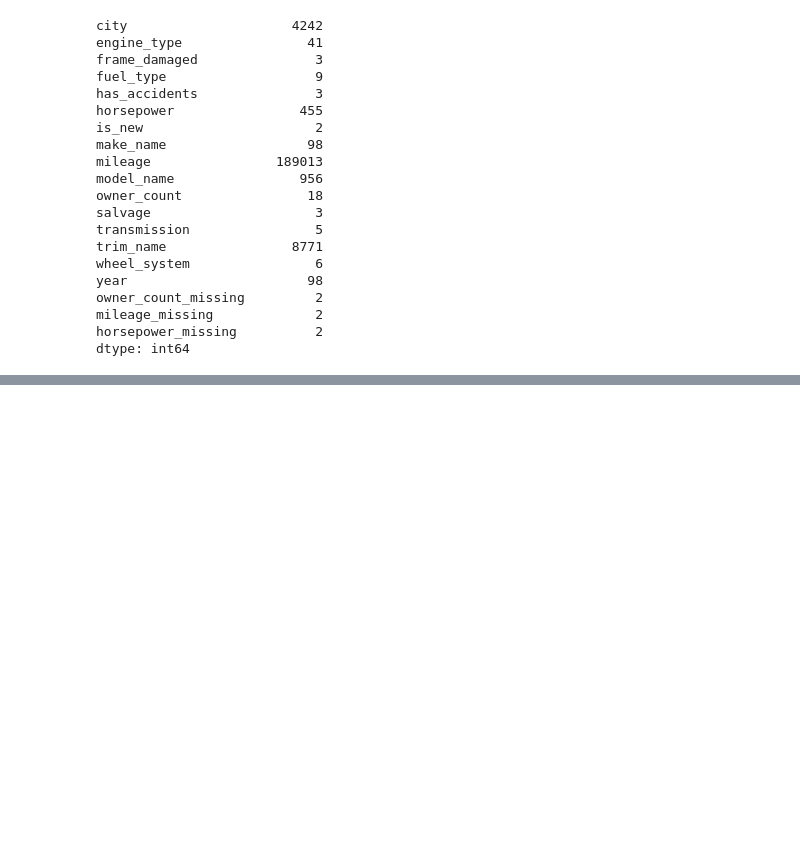
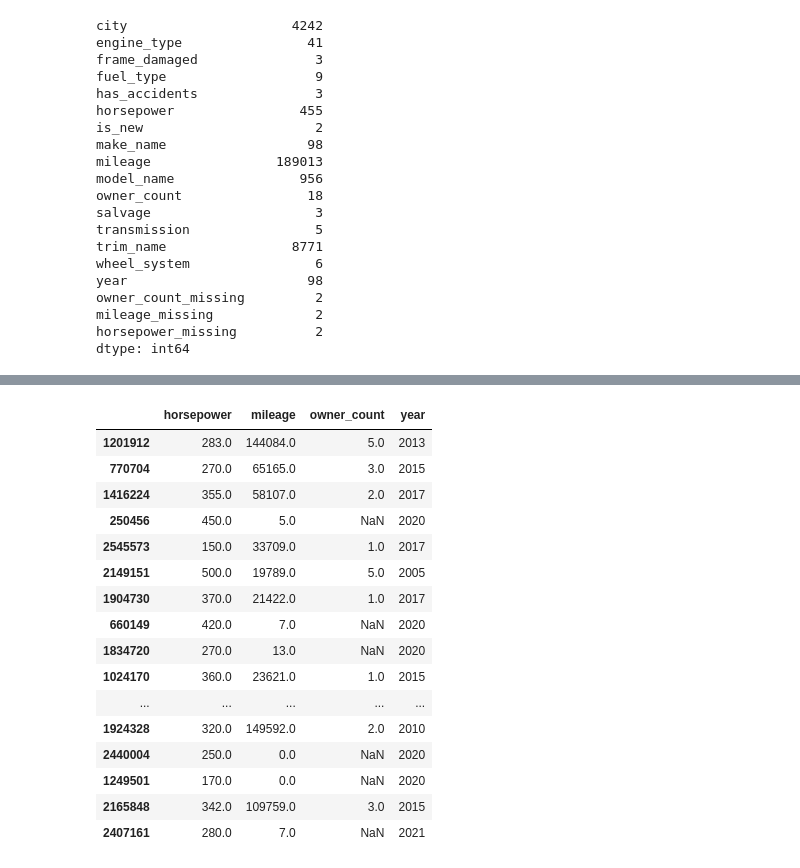
Before and after one commit to CaseyKiiza2026/vehicle-valuation-platform, a Jupyter notebook: notebooks/feature_engineering.ipynb, the cells around one changed output, grey strips where cells are left out. Drawn from its saved outputs; the diff is of its cells as text; code cells hidden in the pictures; blank space fills up the shorter version.

```diff
--- a/notebooks/feature_engineering.ipynb
+++ b/notebooks/feature_engineering.ipynb
@@ -2841,0 +2900,2 @@ X_test_v1 = X_test_10.copy()
+# %%
+X_train_10.drop(columns = 'owner_count_missing', inplace = True)
@@ -2841,0 +2918,20 @@ X_test_v1 = X_test_10.copy()
+# %%
+X_train_10[numerical_cols].head(30)
+# %% [output]
+|  | horsepower | mileage | owner_count | year |
+| 1201912 | 283.0 | 144084.0 | 5.0 | 2013 |
+| 770704 | 270.0 | 65165.0 | 3.0 | 2015 |
+| 1416224 | 355.0 | 58107.0 | 2.0 | 2017 |
+| 250456 | 450.0 | 5.0 | NaN | 2020 |
+| 2545573 | 150.0 | 33709.0 | 1.0 | 2017 |
+| 2149151 | 500.0 | 19789.0 | 5.0 | 2005 |
+| 1904730 | 370.0 | 21422.0 | 1.0 | 2017 |
+| 660149 | 420.0 | 7.0 | NaN | 2020 |
+| 1834720 | 270.0 | 13.0 | NaN | 2020 |
+| 1024170 | 360.0 | 23621.0 | 1.0 | 2015 |
+| ... | ... | ... | ... | ... |
+| 1924328 | 320.0 | 149592.0 | 2.0 | 2010 |
+| 2440004 | 250.0 | 0.0 | NaN | 2020 |
+| 1249501 | 170.0 | 0.0 | NaN | 2020 |
+| 2165848 | 342.0 | 109759.0 | 3.0 | 2015 |
+| 2407161 | 280.0 | 7.0 | NaN | 2021 |
```
Also changed, not shown: parts of 29 cells of this notebook.
